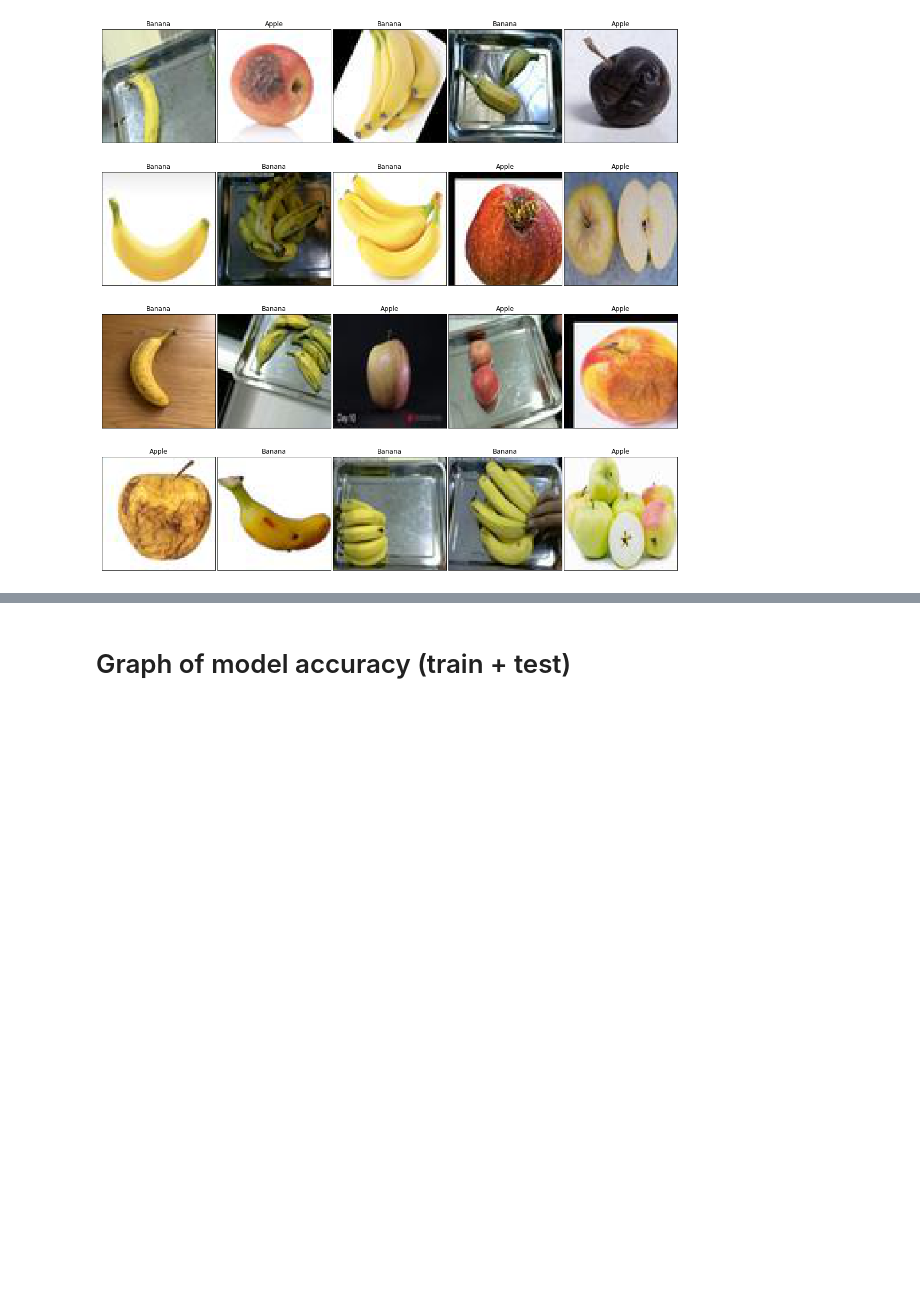
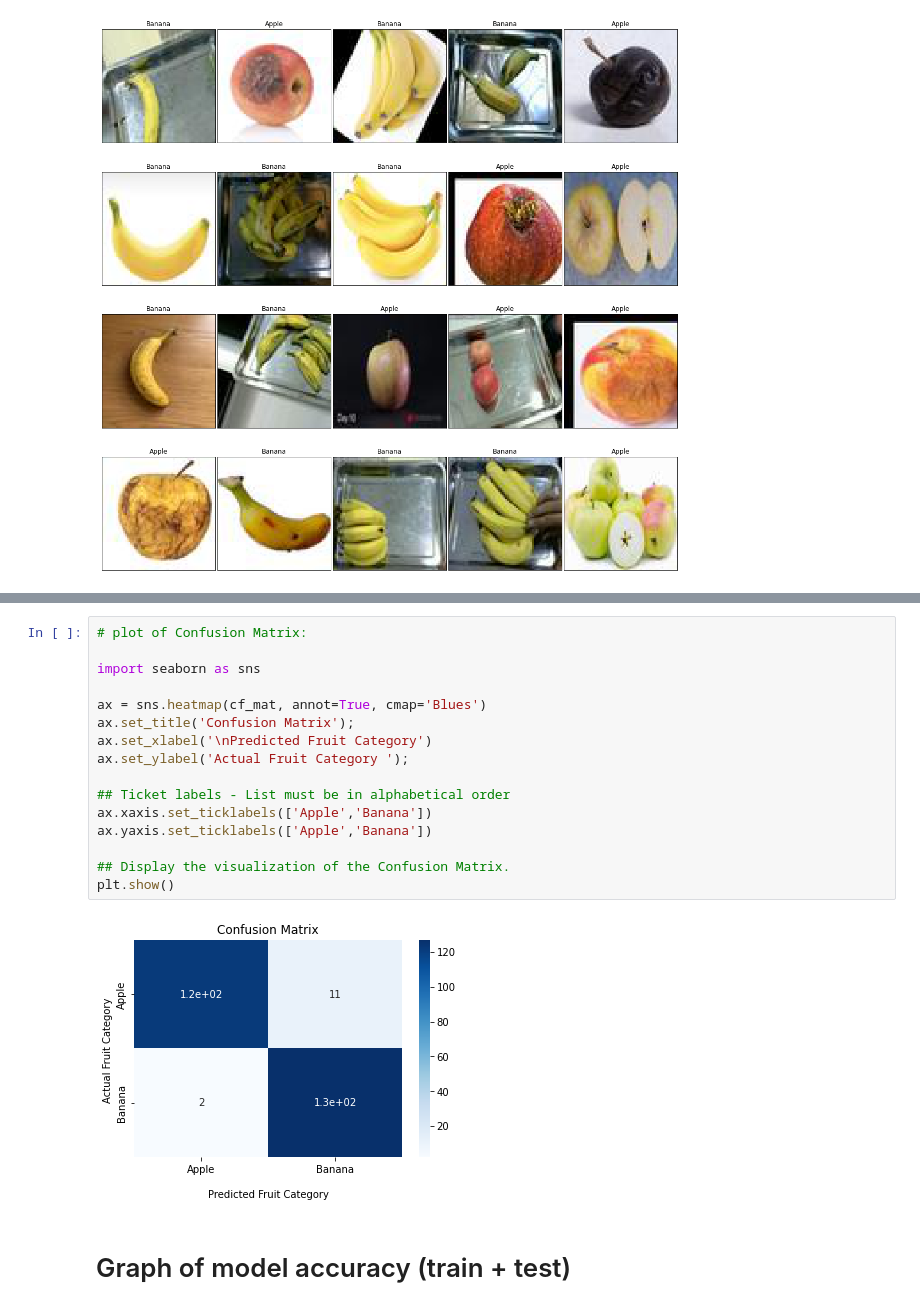
Before and after one commit to Dav-spec/Workshop_Data_Science, a Jupyter notebook: fruit_recognition-Copy1.ipynb, the cells around one changed output, grey strips where cells are left out. Saved outputs shown, nothing was run; the diff lists cells and outputs as text; blank space fills up the shorter version.

```diff
--- a/fruit_recognition-Copy1.ipynb
+++ b/fruit_recognition-Copy1.ipynb
@@ -491,3 +536,21 @@ Confusion Matrix:
+# %%
+# plot of Confusion Matrix:
+
+import seaborn as sns
+
+ax = sns.heatmap(cf_mat, annot=True, cmap='Blues')
+ax.set_title('Confusion Matrix');
+ax.set_xlabel('\nPredicted Fruit Category')
+ax.set_ylabel('Actual Fruit Category ');
+
+## Ticket labels - List must be in alphabetical order
+ax.xaxis.set_ticklabels(['Apple','Banana'])
+ax.yaxis.set_ticklabels(['Apple','Banana'])
+
+## Display the visualization of the Confusion Matrix.
+plt.show()
+# %% [output]
+[figure, added]
 # %% [markdown]
 # Graph of model accuracy (train + test)
 # %%
```
Also changed, not shown: parts of 26 cells of this notebook.
